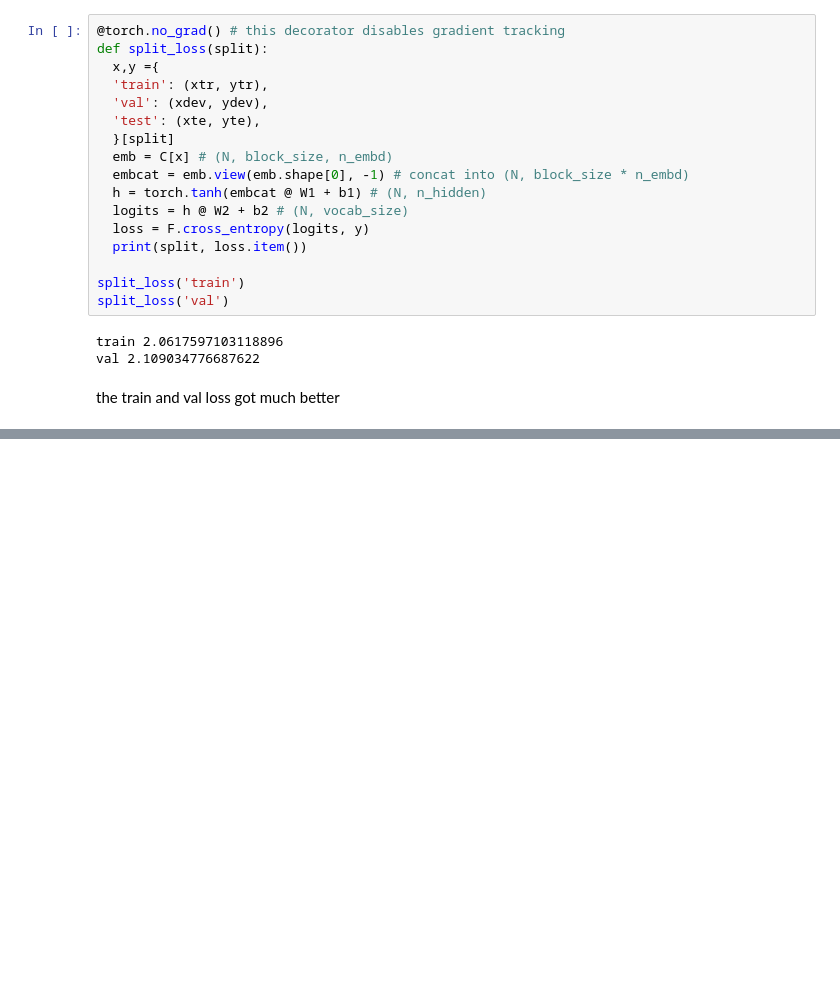
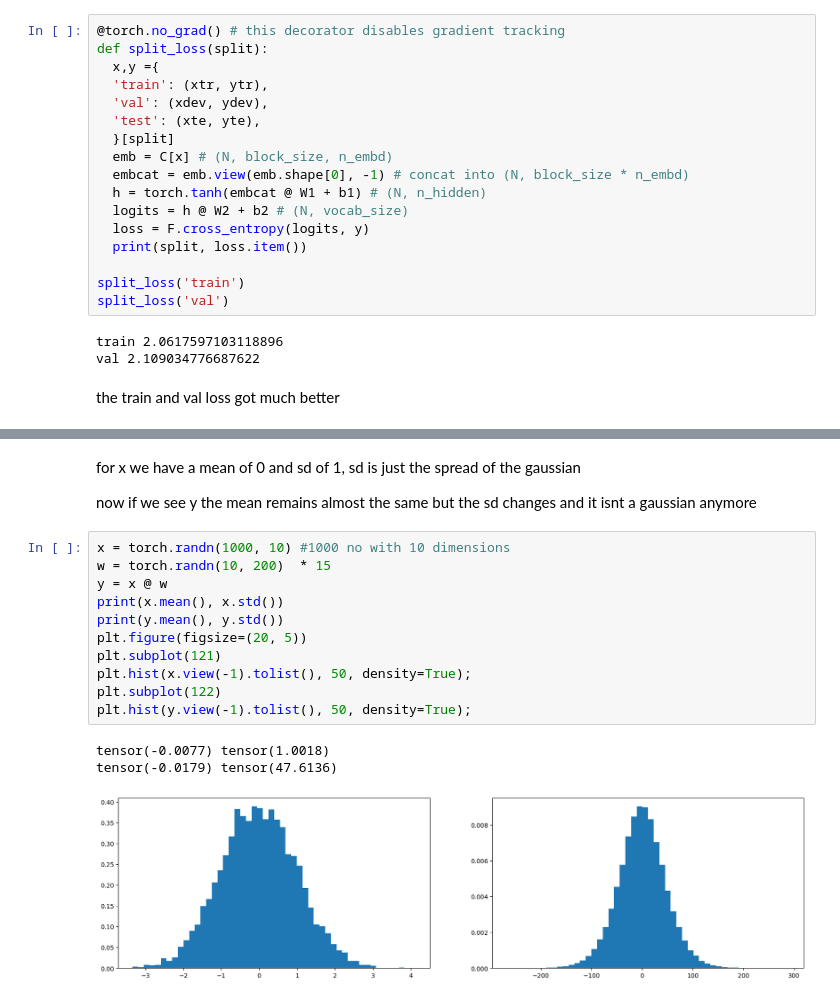
Before and after one commit to gulshan-katankar/language_modelling, a Jupyter notebook: model_3.ipynb, the cells around one changed output, grey strips where cells are left out. Saved outputs shown, nothing was run; the diff lists cells and outputs as text; blank space fills up the shorter version.

```diff
--- a/model_3.ipynb
+++ b/model_3.ipynb
@@ -393,0 +411,19 @@ the train and val loss got much better
+# %% [markdown]
+for x we have a mean of 0 and sd of 1, sd is just the spread of the gaussian
+
+now if we see y the mean remains almost the same but the sd changes and it isnt a gaussian anymore
+# %%
+x = torch.randn(1000, 10) #1000 no with 10 dimensions
+w = torch.randn(10, 200)  * 15
+y = x @ w
+print(x.mean(), x.std())
+print(y.mean(), y.std())
+plt.figure(figsize=(20, 5))
+plt.subplot(121)
+plt.hist(x.view(-1).tolist(), 50, density=True);
+plt.subplot(122)
+plt.hist(y.view(-1).tolist(), 50, density=True);
+# %% [output]
+tensor(-0.0077) tensor(1.0018)
+tensor(-0.0179) tensor(47.6136)
+[figure, added]
```
Also changed, not shown: parts of 11 cells of this notebook.
